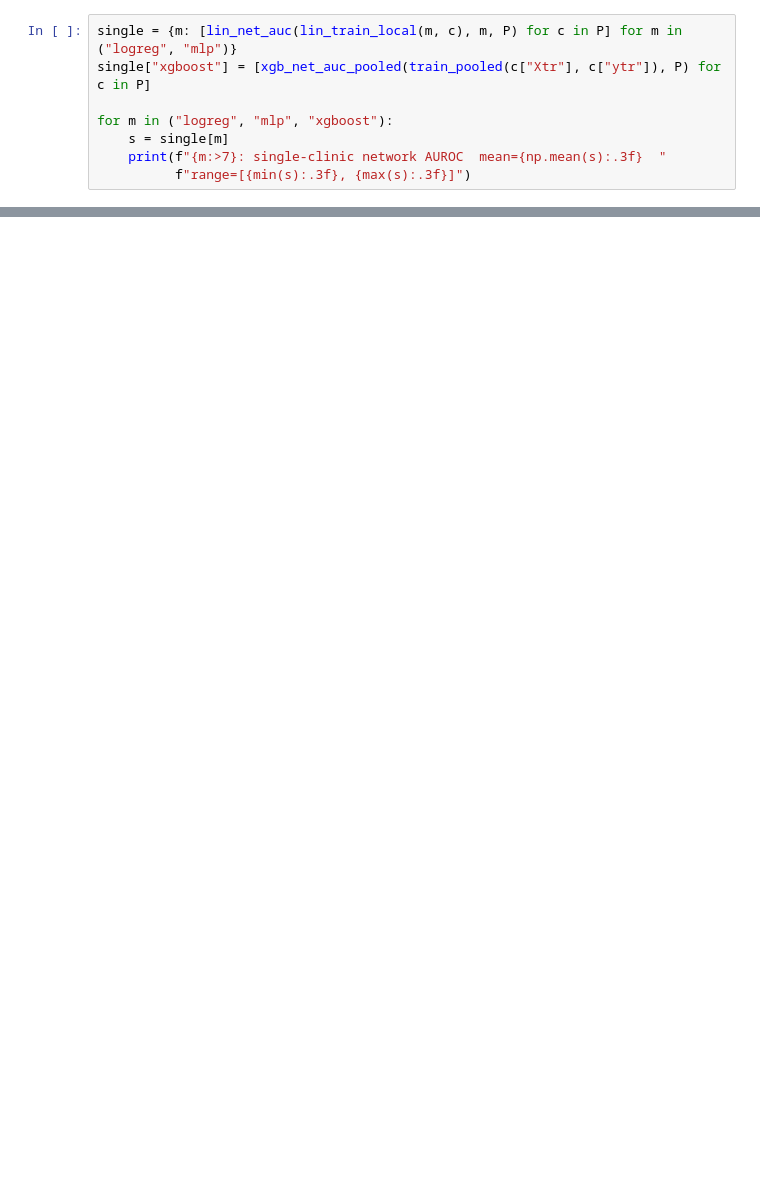
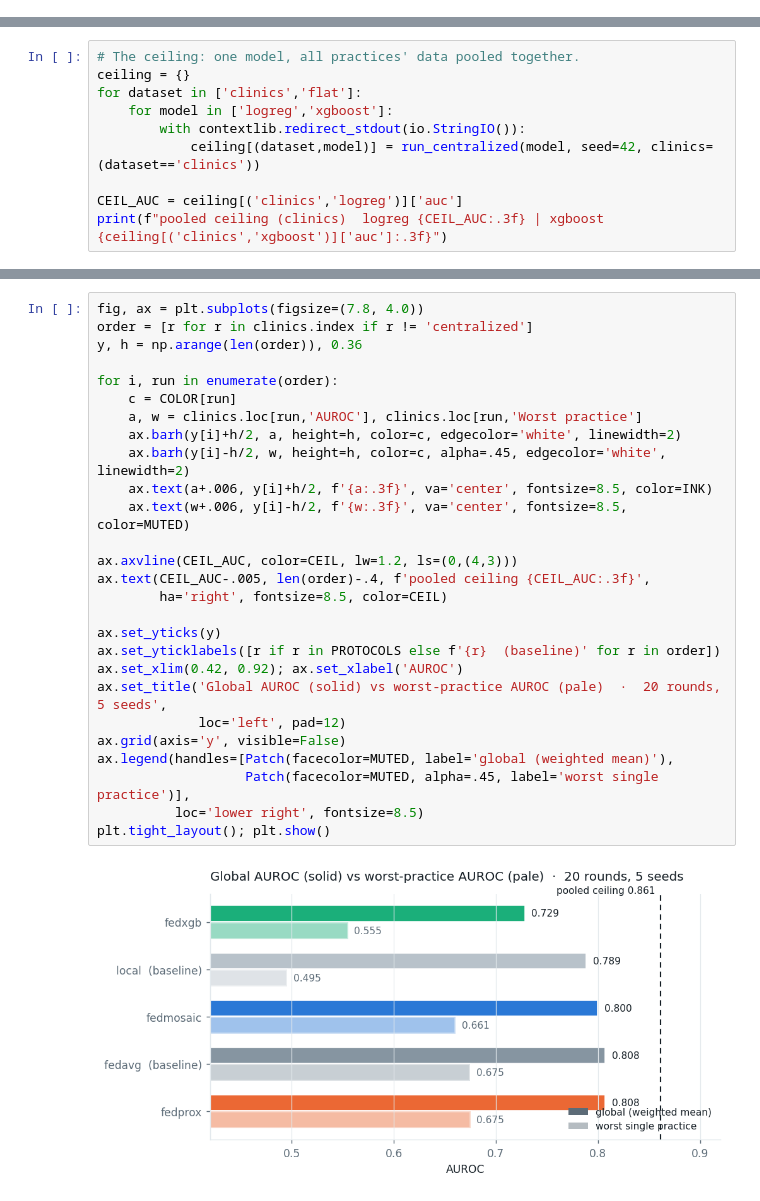
Before and after one commit to andytai7/FL-CKD-Flower, a Jupyter notebook: notebooks/01_explore_and_baselines.ipynb, the cells around one changed output, grey strips where cells are left out. Drawn from its saved outputs; the diff is of its cells as text; blank space fills up the shorter version.

```diff
--- a/notebooks/01_explore_and_baselines.ipynb
+++ b/notebooks/01_explore_and_baselines.ipynb
@@ -198,8 +0,0 @@ Most single-clinic models generalize poorly — a clinic only ever sees its own
-# %%
-single = {m: [lin_net_auc(lin_train_local(m, c), m, P) for c in P] for m in ("logreg", "mlp")}
-single["xgboost"] = [xgb_net_auc_pooled(train_pooled(c["Xtr"], c["ytr"]), P) for c in P]
-
-for m in ("logreg", "mlp", "xgboost"):
-    s = single[m]
-    print(f"{m:>7}: single-clinic network AUROC  mean={np.mean(s):.3f}  "
-          f"range=[{min(s):.3f}, {max(s):.3f}]")
@@ -294,0 +196,10 @@ training end-to-end with `uv run ckd-simulate --model xgboost`.
+# %%
+# The ceiling: one model, all practices' data pooled together.
+ceiling = {}
+for dataset in ['clinics','flat']:
+    for model in ['logreg','xgboost']:
+        with contextlib.redirect_stdout(io.StringIO()):
+            ceiling[(dataset,model)] = run_centralized(model, seed=42, clinics=(dataset=='clinics'))
+
+CEIL_AUC = ceiling[('clinics','logreg')]['auc']
+print(f"pooled ceiling (clinics)  logreg {CEIL_AUC:.3f} | xgboost {ceiling[('clinics','xgboost')]['auc']:.3f}")
@@ -294,0 +245,29 @@ training end-to-end with `uv run ckd-simulate --model xgboost`.
+# %%
+fig, ax = plt.subplots(figsize=(7.8, 4.0))
+order = [r for r in clinics.index if r != 'centralized']
+y, h = np.arange(len(order)), 0.36
+
+for i, run in enumerate(order):
+    c = COLOR[run]
+    a, w = clinics.loc[run,'AUROC'], clinics.loc[run,'Worst practice']
+    ax.barh(y[i]+h/2, a, height=h, color=c, edgecolor='white', linewidth=2)
+    ax.barh(y[i]-h/2, w, height=h, color=c, alpha=.45, edgecolor='white', linewidth=2)
+    ax.text(a+.006, y[i]+h/2, f'{a:.3f}', va='center', fontsize=8.5, color=INK)
+    ax.text(w+.006, y[i]-h/2, f'{w:.3f}', va='center', fontsize=8.5, color=MUTED)
+
+ax.axvline(CEIL_AUC, color=CEIL, lw=1.2, ls=(0,(4,3)))
+ax.text(CEIL_AUC-.005, len(order)-.4, f'pooled ceiling {CEIL_AUC:.3f}',
+        ha='right', fontsize=8.5, color=CEIL)
+
+ax.set_yticks(y)
+ax.set_yticklabels([r if r in PROTOCOLS else f'{r}  (baseline)' for r in order])
+ax.set_xlim(0.42, 0.92); ax.set_xlabel('AUROC')
+ax.set_title('Global AUROC (solid) vs worst-practice AUROC (pale)  ·  20 rounds, 5 seeds',
+             loc='left', pad=12)
+ax.grid(axis='y', visible=False)
+ax.legend(handles=[Patch(facecolor=MUTED, label='global (weighted mean)'),
+                   Patch(facecolor=MUTED, alpha=.45, label='worst single practice')],
+          loc='lower right', fontsize=8.5)
+plt.tight_layout(); plt.show()
+# %% [output]
+[figure, added]
```
Also changed, not shown: parts of 47 cells of this notebook, 31 other files.
